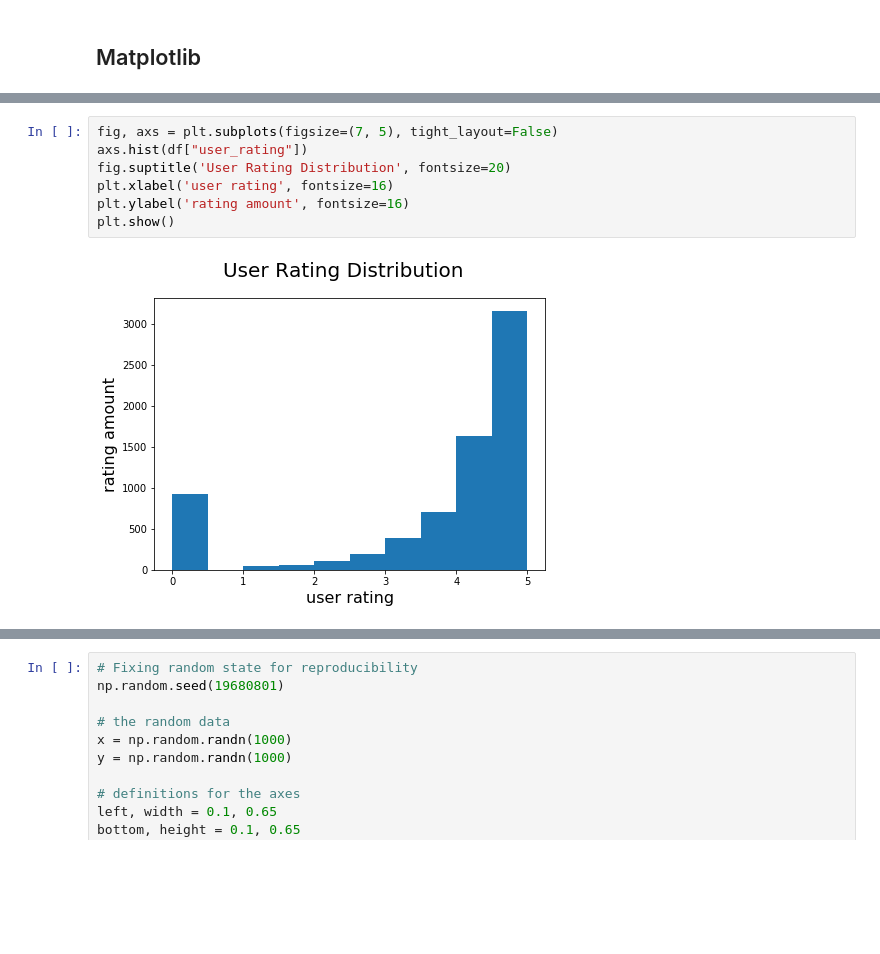
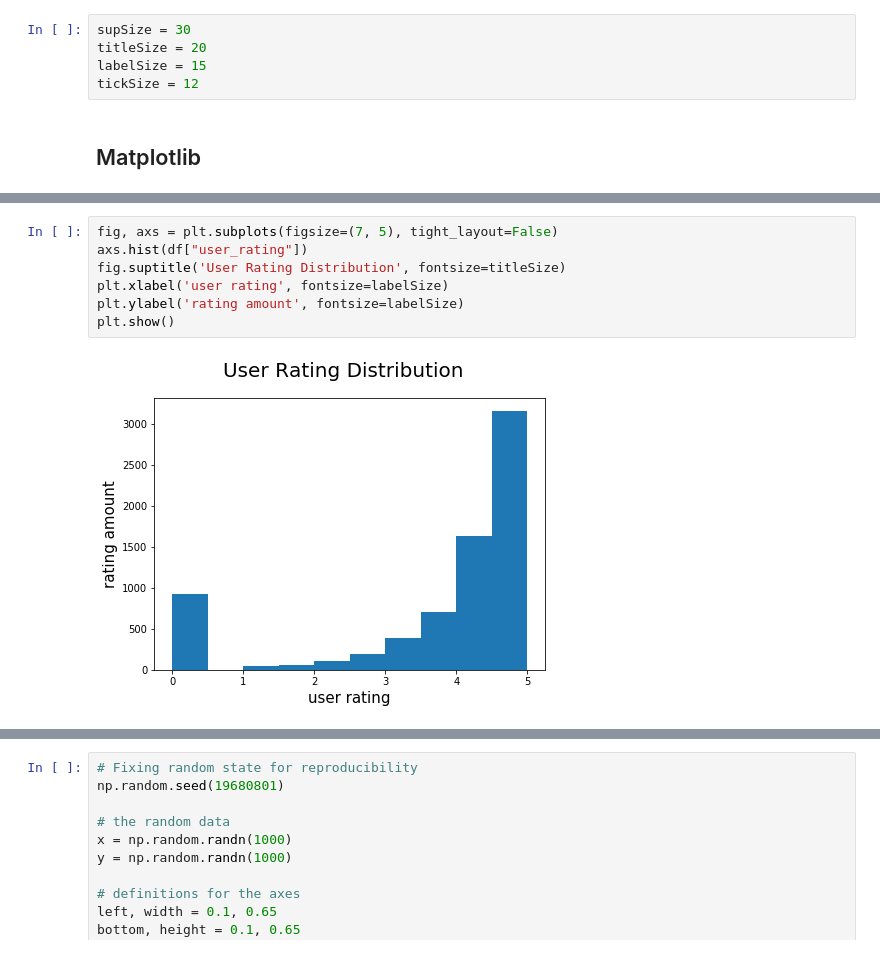
Before and after one commit to MtheEPIC/KaggleProj, a Jupyter notebook: Apple_Visualization.ipynb, the cells around one changed output, grey strips where cells are left out. Cells and saved outputs as stored; diff of their text form; blank space fills up the shorter version.

```diff
--- a/Apple_Visualization.ipynb
+++ b/Apple_Visualization.ipynb
@@ -45,2 +47,7 @@ memory usage: 731.1+ KB
+# %%
+supSize = 30
+titleSize = 20
+labelSize = 15
+tickSize = 12
 # %% [markdown]
 ## Matplotlib
@@ -74,12 +105,12 @@ plt.show()
 # %%
 fig, axs = plt.subplots(figsize=(7, 5), tight_layout=False)
 axs.hist(df["user_rating"])
-fig.suptitle('User Rating Distribution', fontsize=20)
-plt.xlabel('user rating', fontsize=16)
-plt.ylabel('rating amount', fontsize=16)
+fig.suptitle('User Rating Distribution', fontsize=titleSize)
+plt.xlabel('user rating', fontsize=labelSize)
+plt.ylabel('rating amount', fontsize=labelSize)
 plt.show()
 # %% [output]
-[figure, old version]
+[figure, new version]
 # %%
 # import matplotlib
 # import matplotlib.pyplot as plt
```
Also changed, not shown: parts of 8 cells of this notebook.
